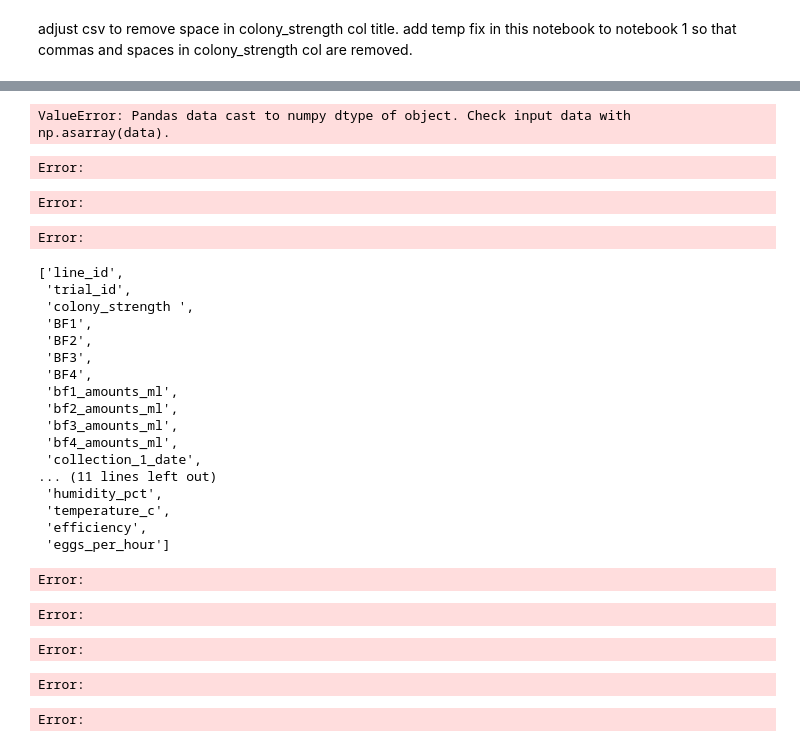
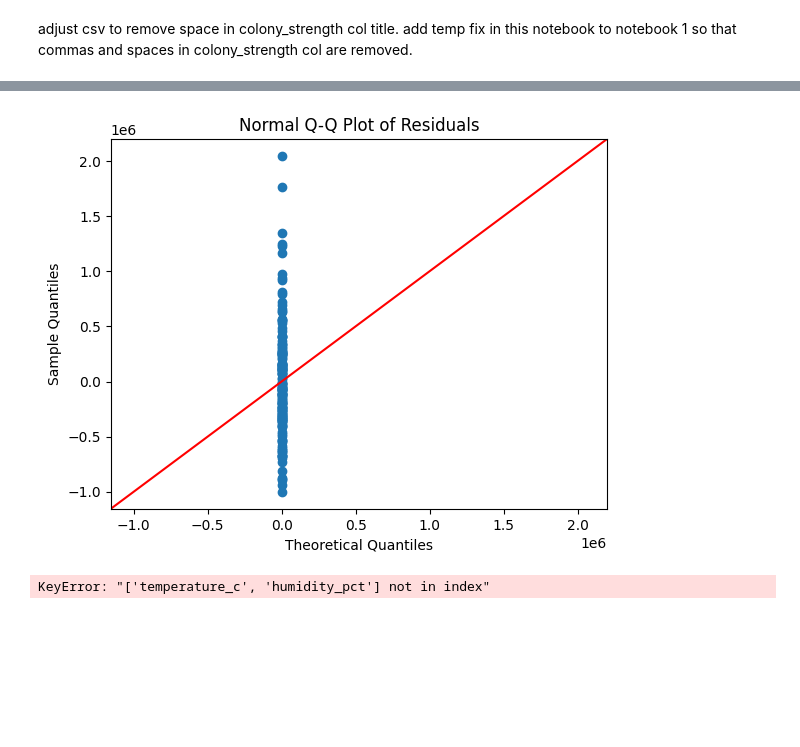
Before and after one commit to dmontelucas/wmp-bf-efficiency, a Jupyter notebook: notebooks/03_efficiency_modeling.ipynb, the cells around one changed output, grey strips where cells are left out. Drawn from its saved outputs; the diff is of its cells as text; code cells hidden in the pictures; blank space fills up the shorter version.

```diff
--- a/notebooks/03_efficiency_modeling.ipynb
+++ b/notebooks/03_efficiency_modeling.ipynb
@@ -18,4 +121,21 @@ Error:
+# %%
+sm.qqplot(residuals, line="45")
+plt.title("Normal Q-Q Plot of Residuals")
+plt.show()
+# %% [output]
+[figure, added]
 # %%
+import pandas as pd
+import statsmodels.api as sm
+
+df = pd.read_csv("../data/processed/bf_efficiency_clean.csv")
+
+df["colony_strength"] = (
+    df["colony_strength"]
+        .str.replace(",", "", regex=False)
+        .pipe(pd.to_numeric, errors="coerce")
+)
+
 X = df[["blood_input_ml", "temperature_c", "humidity_pct", "colony_strength"]]
 y = df["egg_output_total"]
 
@@ -24,33 +144,7 @@ X = sm.add_constant(X)
 
 model = sm.OLS(y, X).fit()
 model.summary()
+
+df.columns.tolist()
 # %% [output]
-ValueError: Pandas data cast to numpy dtype of object. Check input data with np.asarray(data).
+KeyError: "['temperature_c', 'humidity_pct'] not in index"
-Error:
-Error:
-Error:
-# %%
-df.columns.tolist()
-# %% [output]
-['line_id',
- 'trial_id',
- 'colony_strength ',
- 'BF1',
- 'BF2',
- 'BF3',
- 'BF4',
- 'bf1_amounts_ml',
- 'bf2_amounts_ml',
- 'bf3_amounts_ml',
- 'bf4_amounts_ml',
- 'collection_1_date',
-... (11 lines left out)
- 'humidity_pct',
- 'temperature_c',
- 'efficiency',
- 'eggs_per_hour']
-Error:
-Error:
-Error:
-Error:
-Error:
```
Also changed, not shown: parts of 11 cells of this notebook.
